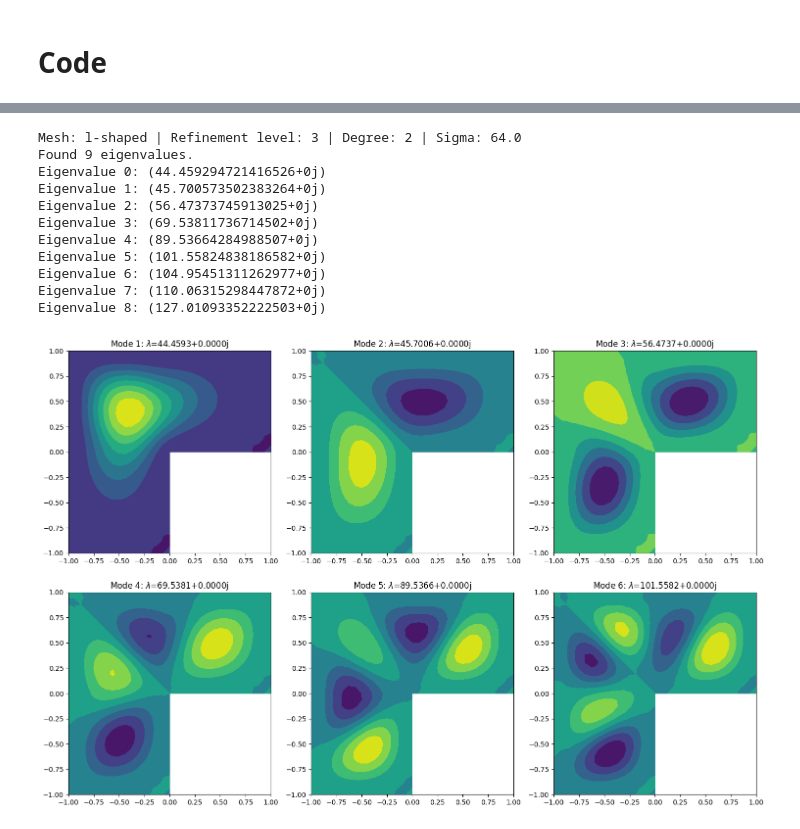
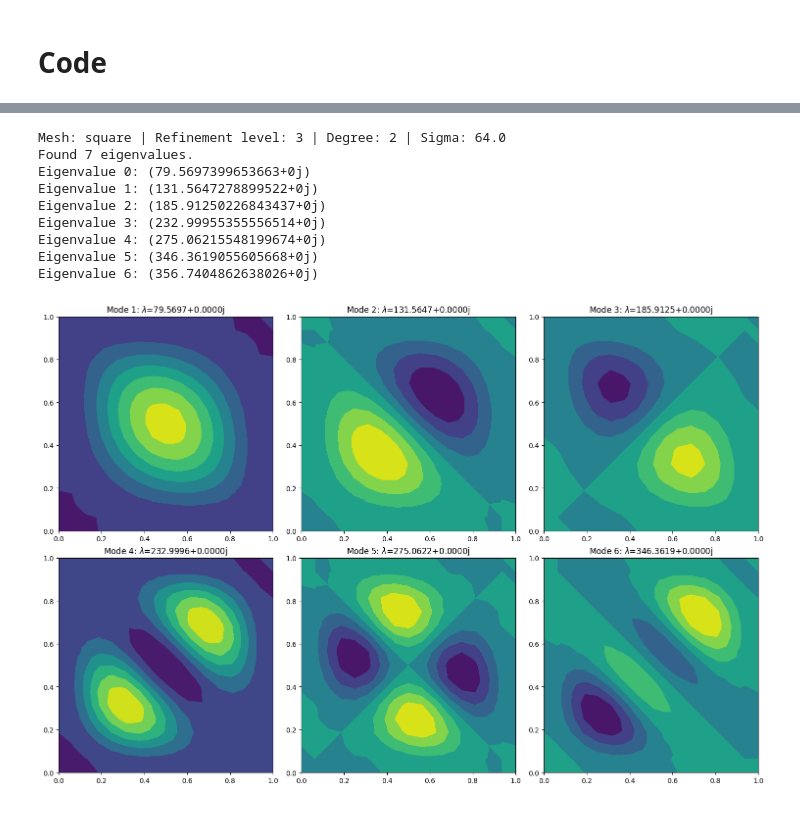
Before and after one commit to BorisAndrews/BorisAndrews.github.io, a Jupyter notebook: assets/ipynb/stokes_testing.ipynb, the cells around one changed output, grey strips where cells are left out. Drawn from its saved outputs; the diff is of its cells as text; code cells hidden in the pictures.

```diff
--- a/assets/ipynb/stokes_testing.ipynb
+++ b/assets/ipynb/stokes_testing.ipynb
@@ -36,7 +36,7 @@ import matplotlib.pyplot as plt
 # %% [markdown]
 # **Code**
 # %%
-def solve_stokes_eigenproblem(mesh_type="l-shaped", refinement_level=4, degree=2, sigma_val=20.0, ds_degree=None, penalty_only=False, n_eigenvalues=6, n_eigenfunctions=0):
+def solve_stokes_eigenproblem(mesh_type="l-shaped", refinement_level=4, degree=2, sigma_val=64.0, ds_degree=None, penalty_only=False, n_eigenvalues=6, n_eigenfunctions=0):
     """
     Solves the Stokes eigenproblem using a streamfunction formulation.
 
@@ -205,15 +202,13 @@ Eigenvalue 6: (77.17671099759096+0j)
 # %%
-solve_stokes_eigenproblem(mesh_type="l-shaped", refinement_level=3, degree=2, sigma_val=64.0, ds_degree=None, penalty_only=False, n_eigenvalues=6, n_eigenfunctions=6)
+solve_stokes_eigenproblem(mesh_type="square", refinement_level=3, degree=2, sigma_val=64.0, ds_degree=None, penalty_only=False, n_eigenvalues=6, n_eigenfunctions=6)
 # %% [output]
-Mesh: l-shaped | Refinement level: 3 | Degree: 2 | Sigma: 64.0
-Found 9 eigenvalues.
-Eigenvalue 0: (44.459294721416526+0j)
-Eigenvalue 1: (45.700573502383264+0j)
-Eigenvalue 2: (56.47373745913025+0j)
-Eigenvalue 3: (69.53811736714502+0j)
-Eigenvalue 4: (89.53664284988507+0j)
-Eigenvalue 5: (101.55824838186582+0j)
-Eigenvalue 6: (104.95451311262977+0j)
-Eigenvalue 7: (110.06315298447872+0j)
-Eigenvalue 8: (127.01093352222503+0j)
+Mesh: square | Refinement level: 3 | Degree: 2 | Sigma: 64.0
+Found 7 eigenvalues.
+Eigenvalue 0: (79.5697399653663+0j)
+Eigenvalue 1: (131.5647278899522+0j)
+Eigenvalue 2: (185.91250226843437+0j)
+Eigenvalue 3: (232.99955355556514+0j)
+Eigenvalue 4: (275.06215548199674+0j)
+Eigenvalue 5: (346.3619055605668+0j)
+Eigenvalue 6: (356.7404862638026+0j)
-[figure, old version]
+[figure, new version]
```
Also changed, not shown: parts of 3 cells of this notebook.
